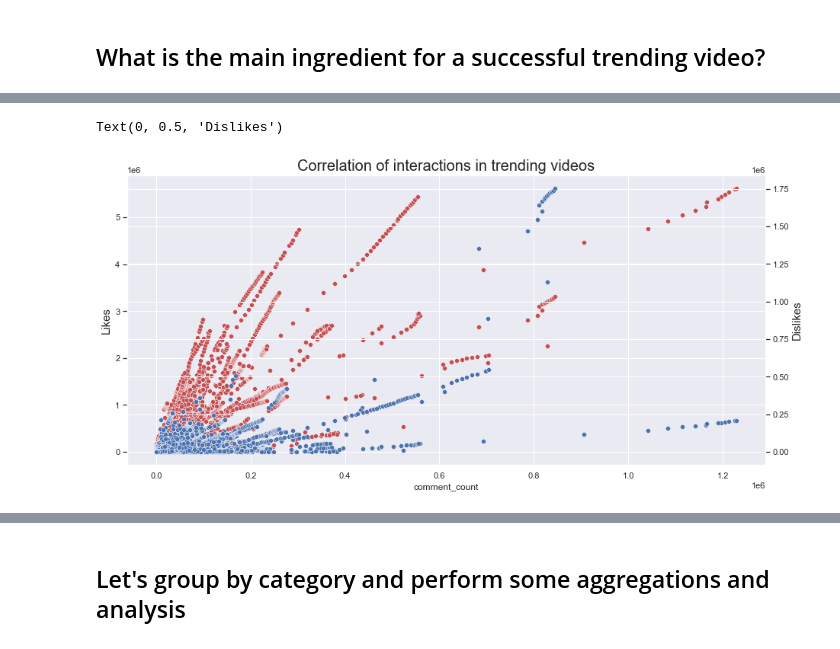
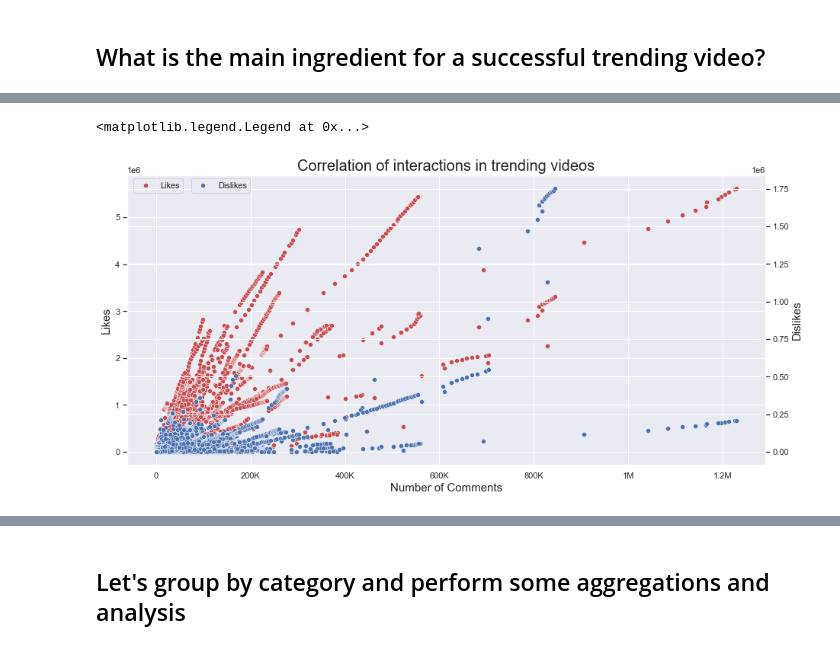
Before and after one commit to danielosetiawan/YouTube-EDA, a Jupyter notebook: youtube ipynb.ipynb, the cells around one changed output, grey strips where cells are left out. Drawn from its saved outputs; the diff is of its cells as text; code cells hidden in the pictures.

```diff
--- a/youtube ipynb.ipynb
+++ b/youtube ipynb.ipynb
@@ -143,15 +151,19 @@ Text(0, 0.5, 'Dislikes')
 # %%
 # there's also an obvious trend between the amount of likes/dislikes and the interactions (comments) people have
 
-sns.scatterplot(x='comment_count', y='likes', data=df, color = 'r')
+sns.scatterplot(x = 'comment_count', y = 'likes', data = df, label = 'Likes', color = 'r'
+               ).set_xticklabels(['', '0', '200K', '400K', '600K', '800K', '1M', '1.2M'])
+plt.xlabel('Number of Comments', fontsize = 15)
 plt.ylabel('Likes', fontsize = 15)
-sns.scatterplot(x='comment_count', y='dislikes', data=df, color = 'b', ax = plt.twinx())
+plt.legend(loc=(0.01, 0.94))
+dislikes = sns.scatterplot(x = 'comment_count', y = 'dislikes', data=df, color = 'b',
+                           label = 'Dislikes', ax = plt.twinx())
 plt.title('Correlation of interactions in trending videos', fontsize = 20)
-plt.xlabel('Number of Comments', fontsize = 15)
 plt.ylabel('Dislikes', fontsize = 15)
+plt.legend(loc=(0.1, 0.94))
 # %% [output]
-Text(0, 0.5, 'Dislikes')
+<matplotlib.legend.Legend at 0x...>
-[figure, old version]
+[figure, new version]
 # %%
 # there's also a correlation between the description length and qty. of tags
 # which make sense, as creators who put in the time to write a lengthy description tend
```
Also changed, not shown: parts of 18 cells of this notebook, 2 other files.
